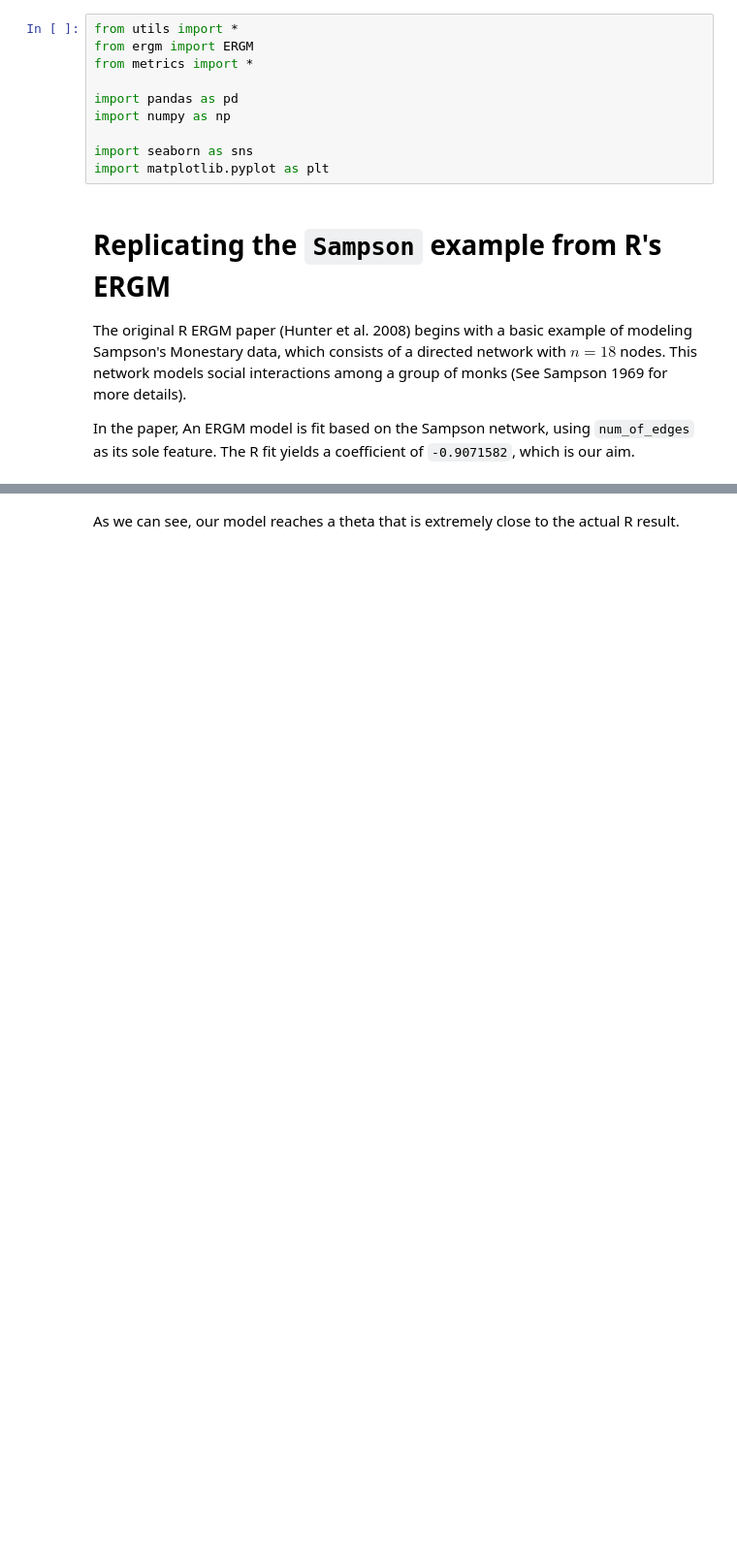
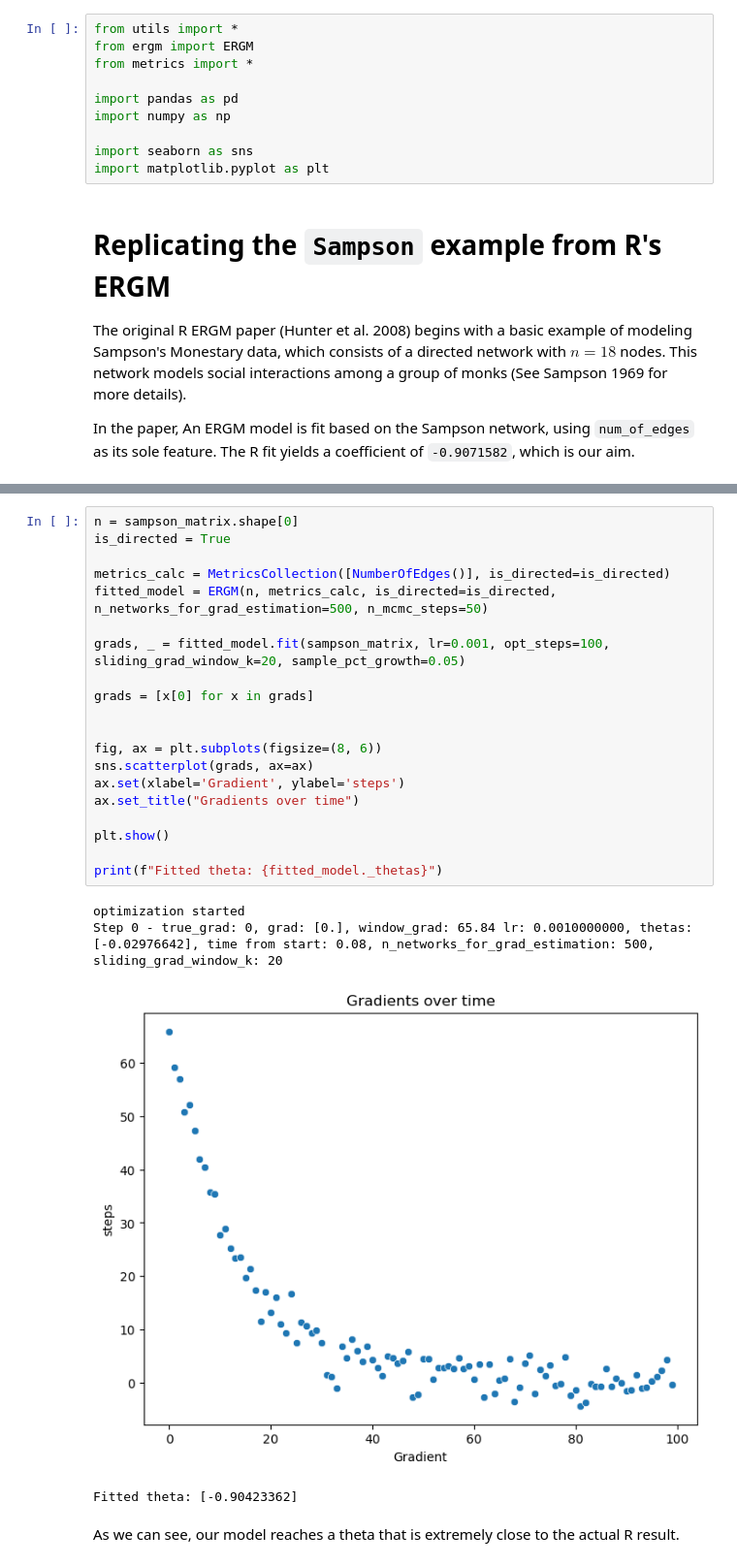
Before and after one commit to tomtalp/pyERGM, a Jupyter notebook: examples/first_example.ipynb, the cells around one changed output, grey strips where cells are left out. Shown at 97% size. Drawn from its saved outputs; the diff is of its cells as text; blank space fills up the shorter version.

```diff
--- a/examples/first_example.ipynb
+++ b/examples/first_example.ipynb
@@ -69,2 +44,27 @@ Fitted theta: [-0.87467933]
+# %%
+n = sampson_matrix.shape[0]
+is_directed = True
+
+metrics_calc = MetricsCollection([NumberOfEdges()], is_directed=is_directed)
+fitted_model = ERGM(n, metrics_calc, is_directed=is_directed, n_networks_for_grad_estimation=500, n_mcmc_steps=50)
+
+grads, _ = fitted_model.fit(sampson_matrix, lr=0.001, opt_steps=100, sliding_grad_window_k=20, sample_pct_growth=0.05)
+
+grads = [x[0] for x in grads]
+
+
+fig, ax = plt.subplots(figsize=(8, 6))
+sns.scatterplot(grads, ax=ax)
+ax.set(xlabel='Gradient', ylabel='steps')
+ax.set_title("Gradients over time")
+
+plt.show()
+
+print(f"Fitted theta: {fitted_model._thetas}")
+# %% [output]
+optimization started
+Step 0 - true_grad: 0, grad: [0.], window_grad: 65.84 lr: 0.0010000000, thetas: [-0.02976642], time from start: 0.08, n_networks_for_grad_estimation: 500, sliding_grad_window_k: 20
+[figure, added]
+Fitted theta: [-0.90423362]
 # %% [markdown]
 As we can see, our model reaches a theta that is extremely close to the actual R result.
```
Also changed, not shown: parts of 20 cells of this notebook, 1 other file.
